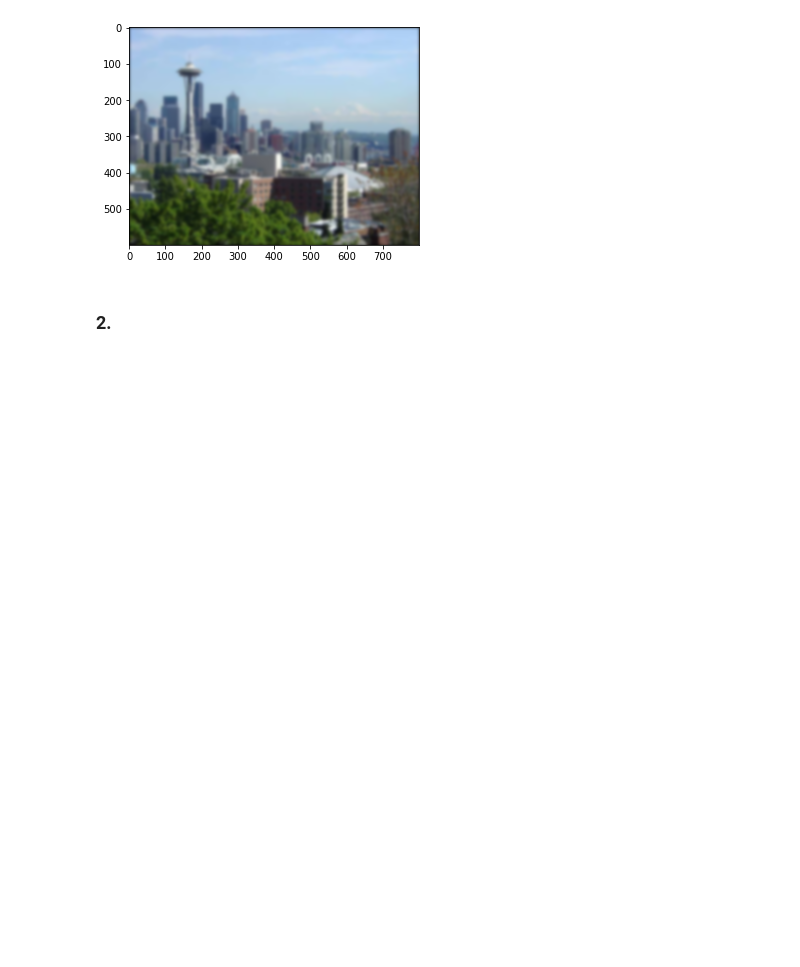
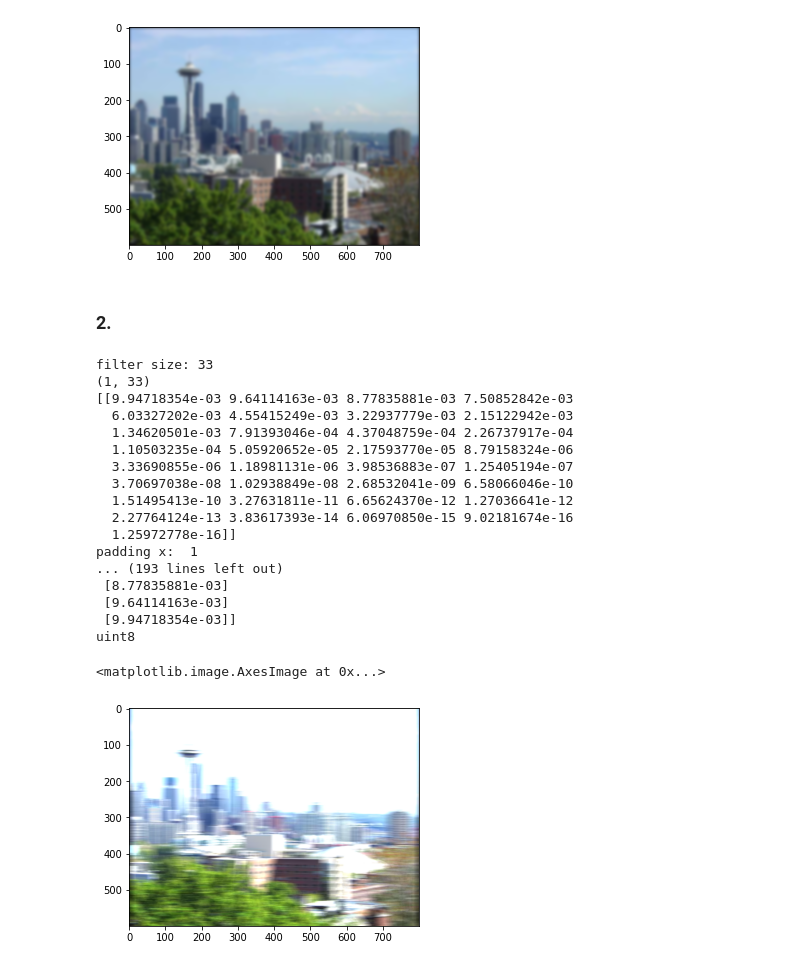
Before and after one commit to XiaoBaoBao719/Computer_Vision_Projects, a Jupyter notebook: Assignment_1/Assignment_1.ipynb, the cells around one changed output. Drawn from its saved outputs; the diff is of its cells as text; code cells hidden in the pictures; blank space fills up the shorter version.

```diff
--- a/Assignment_1/Assignment_1.ipynb
+++ b/Assignment_1/Assignment_1.ipynb
@@ -550,0 +531,55 @@ def SeperableGaussianBlurImage(image, sigma):
+# %%
+def SeperableGaussianBlurImage(image, sigma):
+    filter_size = 2 * int(sigma * 4 + 0.5) + 1
+    print(f'filter size: {filter_size}')
+
+    # gaussian_filter_x = np.zeros((filter_size), np.float32)
+    gaussian_filter_x = np.zeros((1, filter_size), dtype=np.float32)
+    # gaussian_filter_y = np.zeros((filter_size), np.float32)
+    gaussian_filter_y = np.zeros((filter_size, 1), dtype=np.float32)
+
+    # 1.0 / (2 * np.pi * sigma ** 2) * np.exp(-(x ** 2 + y ** 2)/(2 * sigma ** 2))
+
+    print(gaussian_filter_x.shape)
+    # print(gaussian_filter_y.shape)
+
+    for i in range(filter_size):
+        val = 1.0 / (2 * np.pi * sigma ** 2) * np.exp(- (i ** 2)/(2*sigma**2))
+        gaussian_filter_x[0][i] = val
+        gaussian_filter_y[i][0] = val
+
+    print(gaussian_filter_x)
+
+    # gaussian_filter_y = np.transpose(gaussian_filter_y)
+    # print(gaussian_filter_y)
+
+    output = np.zeros_like(image, dtype=np.int64)
+
+    # Perform two 1D convolutions with each filter
+    for c in range(image.shape[2]):
+        output[:, :, c] = convolve(image[:, :, c], kernel=gaussian_filter_x)
+        output[:, :, c] = convolve(image[:, :, c], kernel=gaussian_filter_y)
+    # print("Gaussian Filter shape: ", gaussian_filter.shape)
+    return output
+
+plt.imshow(SeperableGaussianBlurImage(seattleImg, 4.0))
+# %% [output]
+filter size: 33
+(1, 33)
+[[9.94718354e-03 9.64114163e-03 8.77835881e-03 7.50852842e-03
+  6.03327202e-03 4.55415249e-03 3.22937779e-03 2.15122942e-03
+  1.34620501e-03 7.91393046e-04 4.37048759e-04 2.26737917e-04
+  1.10503235e-04 5.05920652e-05 2.17593770e-05 8.79158324e-06
+  3.33690855e-06 1.18981131e-06 3.98536883e-07 1.25405194e-07
+  3.70697038e-08 1.02938849e-08 2.68532041e-09 6.58066046e-10
+  1.51495413e-10 3.27631811e-11 6.65624370e-12 1.27036641e-12
+  2.27764124e-13 3.83617393e-14 6.06970850e-15 9.02181674e-16
+  1.25972778e-16]]
+padding x:  1
+... (193 lines left out)
+ [8.77835881e-03]
+ [9.64114163e-03]
+ [9.94718354e-03]]
+uint8
+<matplotlib.image.AxesImage at 0x...>
+[figure, added]
```
Also changed, not shown: parts of 10 cells of this notebook.
